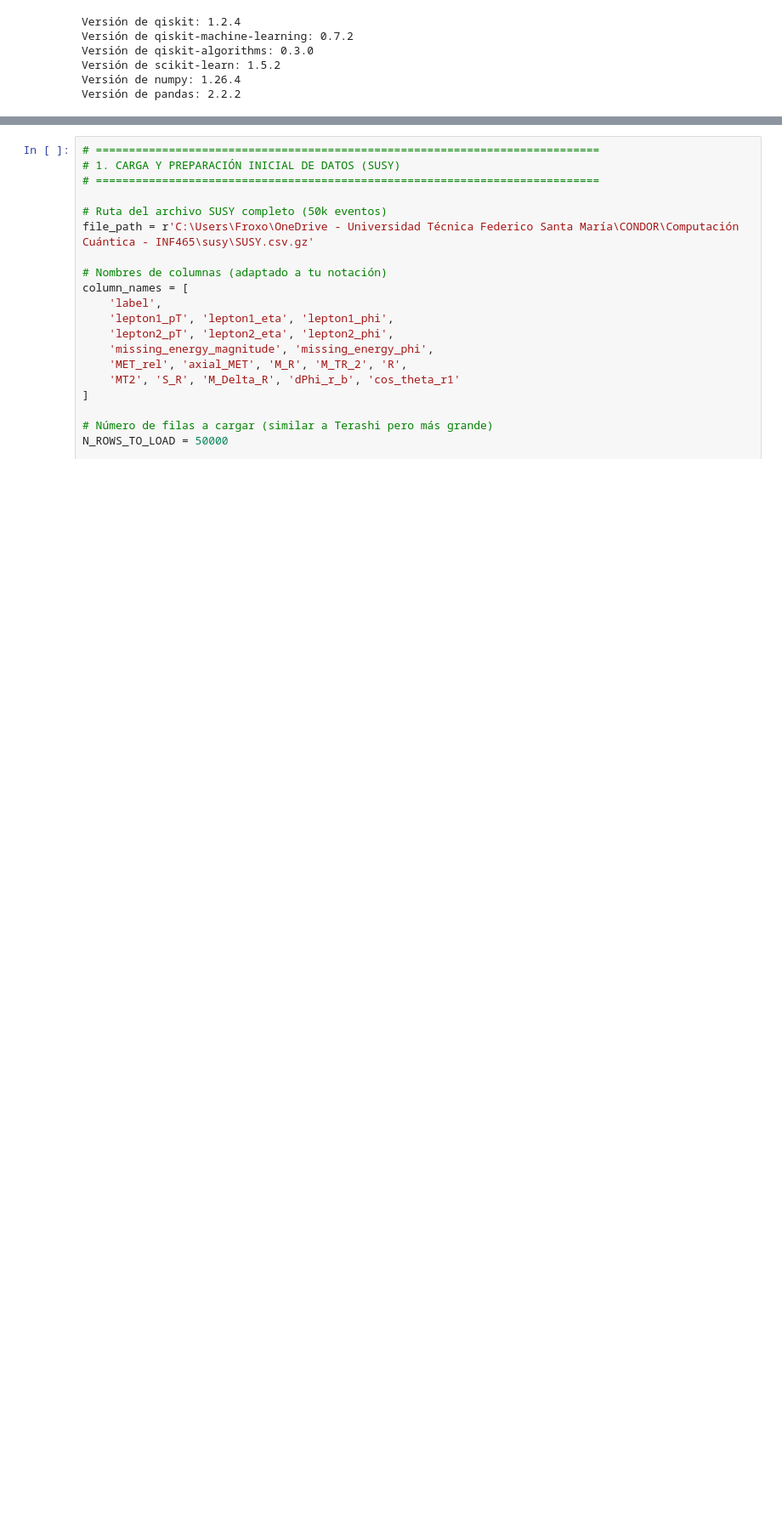
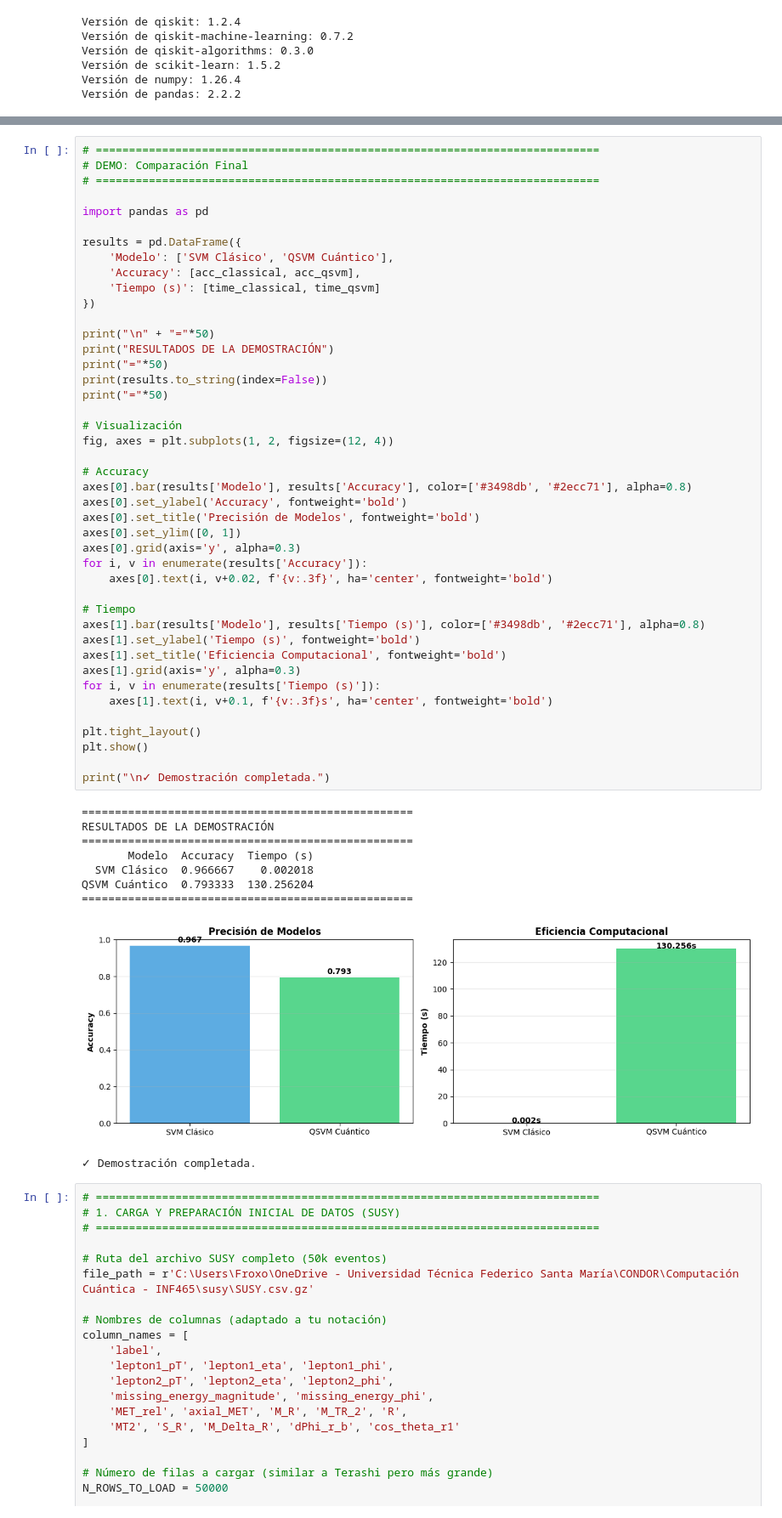
Before and after one commit to luisnavarrof/QML-HEP_SUSY_Signal-Background, a Jupyter notebook: QSVM_HEP_Signal-Background-Supersimmetry.ipynb, the cells around one changed output, grey strips where cells are left out. Shown at 85% size. Saved outputs shown, nothing was run; the diff lists cells and outputs as text; blank space fills up the shorter version.

```diff
--- a/QSVM_HEP_Signal-Background-Supersimmetry.ipynb
+++ b/QSVM_HEP_Signal-Background-Supersimmetry.ipynb
@@ -68,3 +193,56 @@ Versión de pandas: 2.2.2
+# %%
+# ============================================================================
+# DEMO: Comparación Final
+# ============================================================================
+
+import pandas as pd
+
+results = pd.DataFrame({
+    'Modelo': ['SVM Clásico', 'QSVM Cuántico'],
+    'Accuracy': [acc_classical, acc_qsvm],
+    'Tiempo (s)': [time_classical, time_qsvm]
+})
+
+print("\n" + "="*50)
+print("RESULTADOS DE LA DEMOSTRACIÓN")
+print("="*50)
+print(results.to_string(index=False))
+print("="*50)
+
+# Visualización
+fig, axes = plt.subplots(1, 2, figsize=(12, 4))
+
+# Accuracy
+axes[0].bar(results['Modelo'], results['Accuracy'], color=['#3498db', '#2ecc71'], alpha=0.8)
+axes[0].set_ylabel('Accuracy', fontweight='bold')
+axes[0].set_title('Precisión de Modelos', fontweight='bold')
+axes[0].set_ylim([0, 1])
+axes[0].grid(axis='y', alpha=0.3)
+for i, v in enumerate(results['Accuracy']):
+    axes[0].text(i, v+0.02, f'{v:.3f}', ha='center', fontweight='bold')
+
+# Tiempo
+axes[1].bar(results['Modelo'], results['Tiempo (s)'], color=['#3498db', '#2ecc71'], alpha=0.8)
+axes[1].set_ylabel('Tiempo (s)', fontweight='bold')
+axes[1].set_title('Eficiencia Computacional', fontweight='bold')
+axes[1].grid(axis='y', alpha=0.3)
+for i, v in enumerate(results['Tiempo (s)']):
+    axes[1].text(i, v+0.1, f'{v:.3f}s', ha='center', fontweight='bold')
+
+plt.tight_layout()
+plt.show()
+
+print("\n✓ Demostración completada.")
+# %% [output]
+==================================================
+RESULTADOS DE LA DEMOSTRACIÓN
+==================================================
+       Modelo  Accuracy  Tiempo (s)
+  SVM Clásico  0.966667    0.002018
+QSVM Cuántico  0.793333  130.256204
+==================================================
+[figure, added]
+✓ Demostración completada.
 # %%
 # ============================================================================
 # 1. CARGA Y PREPARACIÓN INICIAL DE DATOS (SUSY)
```
Also changed, not shown: parts of 25 cells of this notebook.
